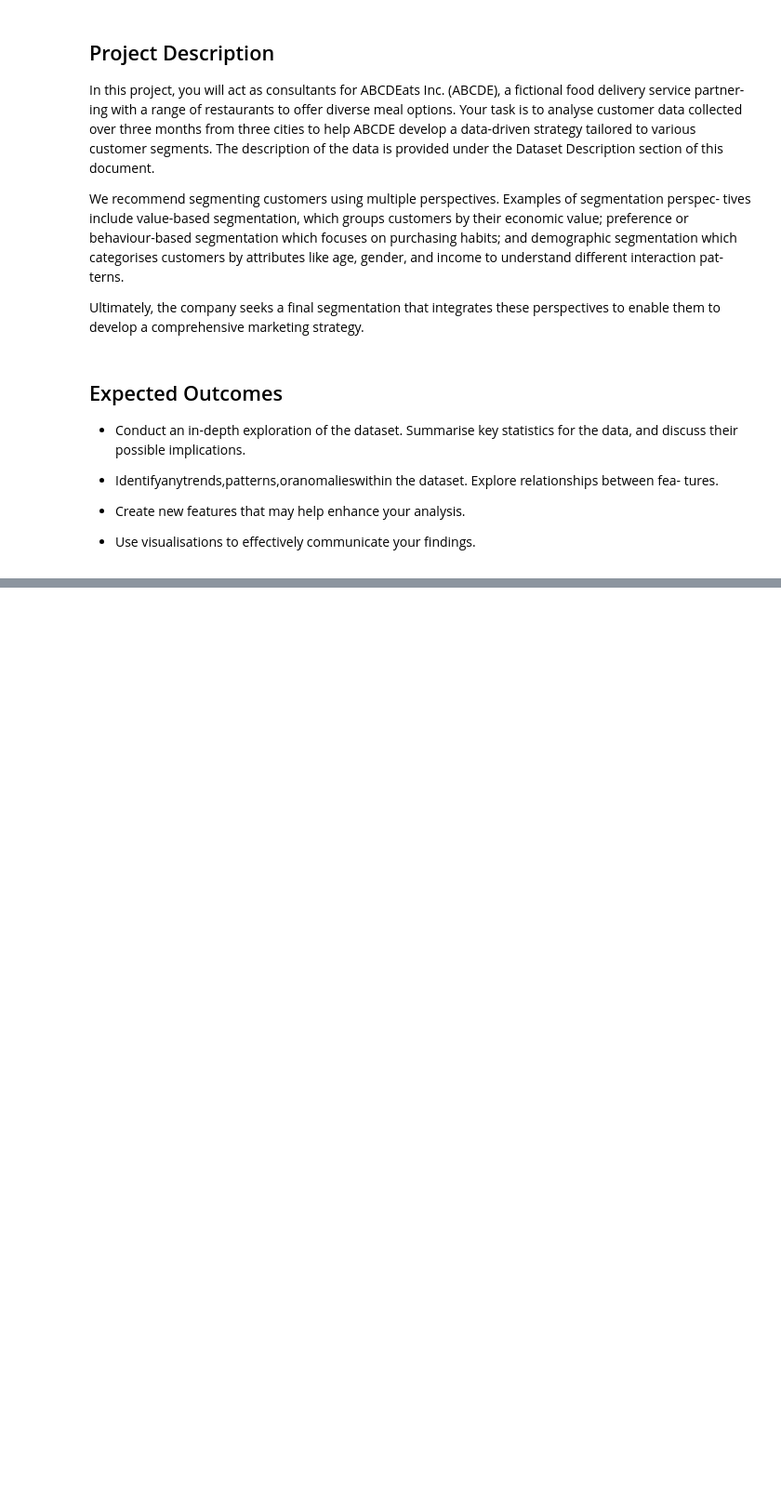
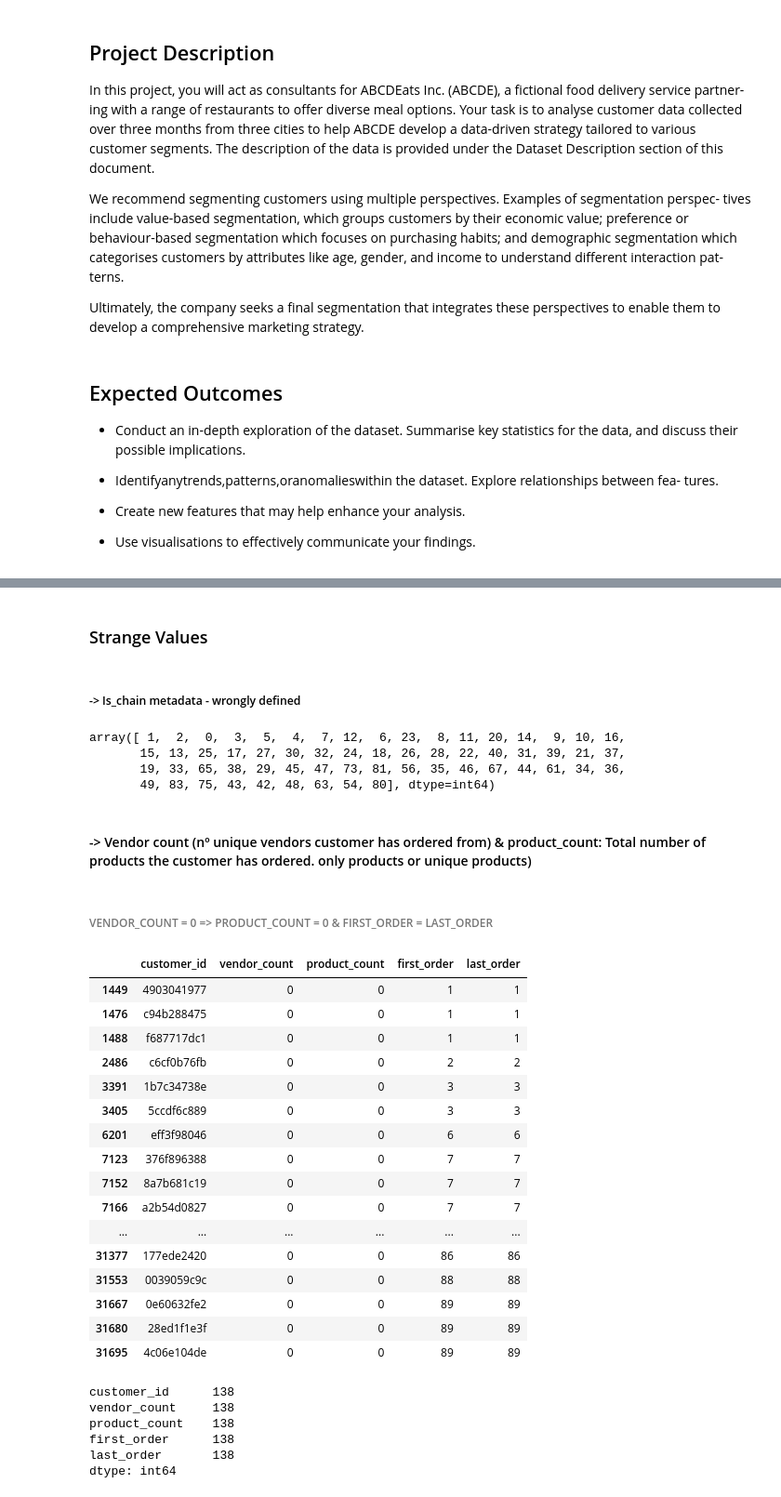
Before and after one commit to Gomsofi06/Data_Mining_NOVAIMS, a Jupyter notebook: src/ABCDEats_Inc.ipynb, the cells around one changed output, grey strips where cells are left out. Shown: that part at 93% size. Saved outputs shown, nothing was run; the diff lists cells and outputs as text; code cells hidden in the pictures; blank space fills up the shorter version.

```diff
--- a/src/ABCDEats_Inc.ipynb
+++ b/src/ABCDEats_Inc.ipynb
@@ -26,0 +135,3 @@ Ultimately, the company seeks a final segmentation that integrates these perspec
+# %%
+df.replace("-", np.nan, inplace=True)
+# replace missing values with nan
@@ -26,0 +204,9 @@ Ultimately, the company seeks a final segmentation that integrates these perspec
+# %%
+df["customer_age"]= df["customer_age"].astype('Int64')
+# convert "customer_age" from float to int
+# %%
+df["first_order"] = df["first_order"].astype("Int64")
+# convert "first_order" from float to int
+# %%
+df["HR_0"] = df["HR_0"].astype("Int64")
+# convert "HR_0" from float to int
@@ -26,0 +394,49 @@ Ultimately, the company seeks a final segmentation that integrates these perspec
+# %% [markdown]
+### Strange Values
+# %% [markdown]
+##### -> Is_chain metadata - wrongly defined
+# %%
+df["is_chain"].unique()
+# is_chain should be binary (metadata wrongly defined - assume: Nº of orders on chain restaurants)
+# chain restaurant number id (??)
+# %% [output]
+array([ 1,  2,  0,  3,  5,  4,  7, 12,  6, 23,  8, 11, 20, 14,  9, 10, 16,
+       15, 13, 25, 17, 27, 30, 32, 24, 18, 26, 28, 22, 40, 31, 39, 21, 37,
+       19, 33, 65, 38, 29, 45, 47, 73, 81, 56, 35, 46, 67, 44, 61, 34, 36,
+       49, 83, 75, 43, 42, 48, 63, 54, 80], dtype=int64)
+# %% [markdown]
+#### -> Vendor count (nº unique vendors customer has ordered from) & product_count: Total number of products the customer has ordered. only products or unique products)
+# %% [markdown]
+###### VENDOR_COUNT = 0  => PRODUCT_COUNT = 0 & FIRST_ORDER = LAST_ORDER
+# %%
+# unlock vendor count = 0: #strange value
+vendor_count_zero = df.loc[df["vendor_count"]==0, ["customer_id", "vendor_count", "product_count", "first_order", "last_order"]]
+vendor_count_zero
+# %% [output]
+|  | customer_id | vendor_count | product_count | first_order | last_order |
+| 1449 | 4903041977 | 0 | 0 | 1 | 1 |
+| 1476 | c94b288475 | 0 | 0 | 1 | 1 |
+| 1488 | f687717dc1 | 0 | 0 | 1 | 1 |
+| 2486 | c6cf0b76fb | 0 | 0 | 2 | 2 |
+| 3391 | 1b7c34738e | 0 | 0 | 3 | 3 |
+| 3405 | 5ccdf6c889 | 0 | 0 | 3 | 3 |
+| 6201 | eff3f98046 | 0 | 0 | 6 | 6 |
+| 7123 | 376f896388 | 0 | 0 | 7 | 7 |
+| 7152 | 8a7b681c19 | 0 | 0 | 7 | 7 |
+| 7166 | a2b54d0827 | 0 | 0 | 7 | 7 |
+| ... | ... | ... | ... | ... | ... |
+| 31377 | 177ede2420 | 0 | 0 | 86 | 86 |
+| 31553 | 0039059c9c | 0 | 0 | 88 | 88 |
+| 31667 | 0e60632fe2 | 0 | 0 | 89 | 89 |
+| 31680 | 28ed1f1e3f | 0 | 0 | 89 | 89 |
+| 31695 | 4c06e104de | 0 | 0 | 89 | 89 |
+# %%
+vendor_count_zero.count()
+# total amount of customers with vendor_count = 0
+# %% [output]
+customer_id      138
+vendor_count     138
+product_count    138
+first_order      138
+last_order       138
+dtype: int64
```
Also changed, not shown: parts of 47 cells of this notebook.
